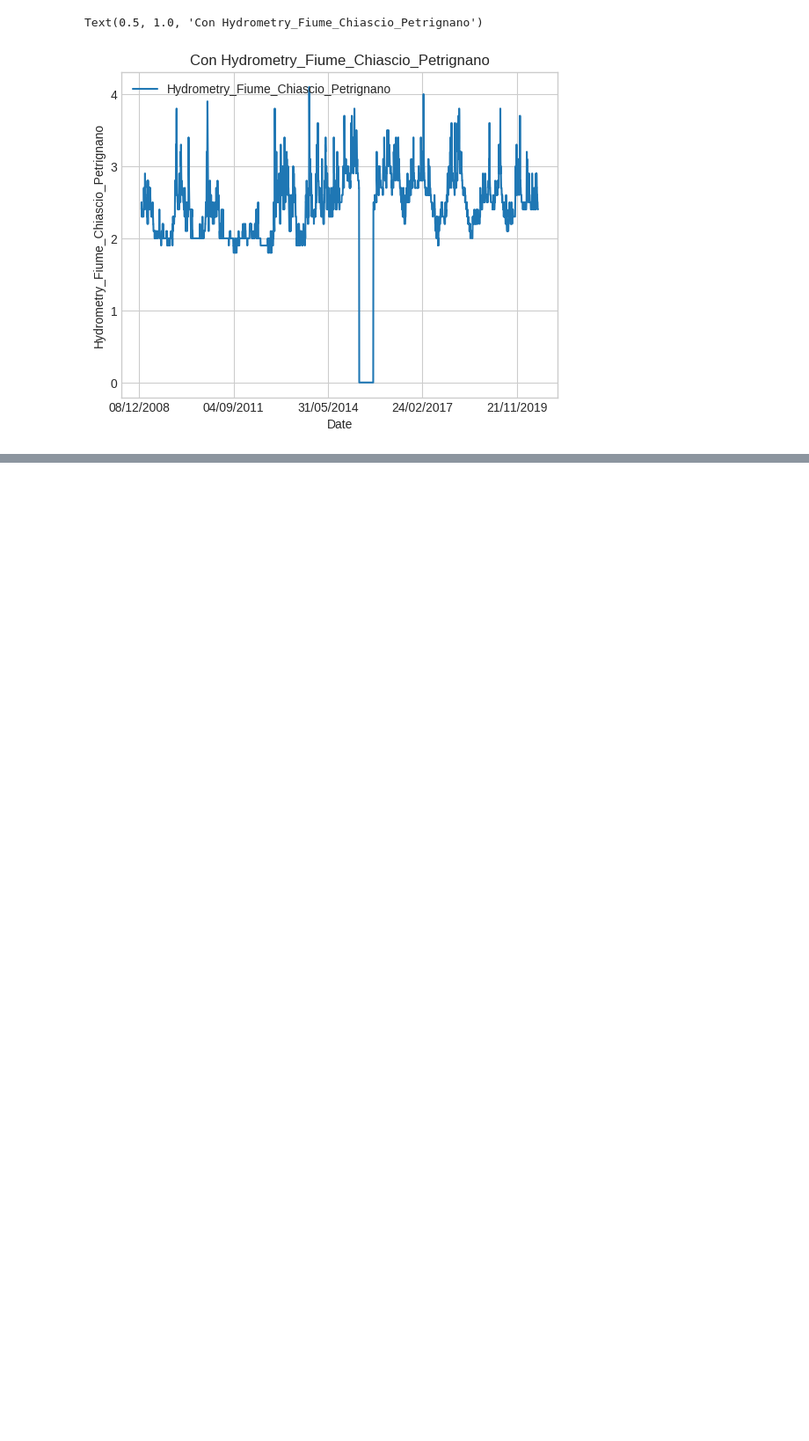
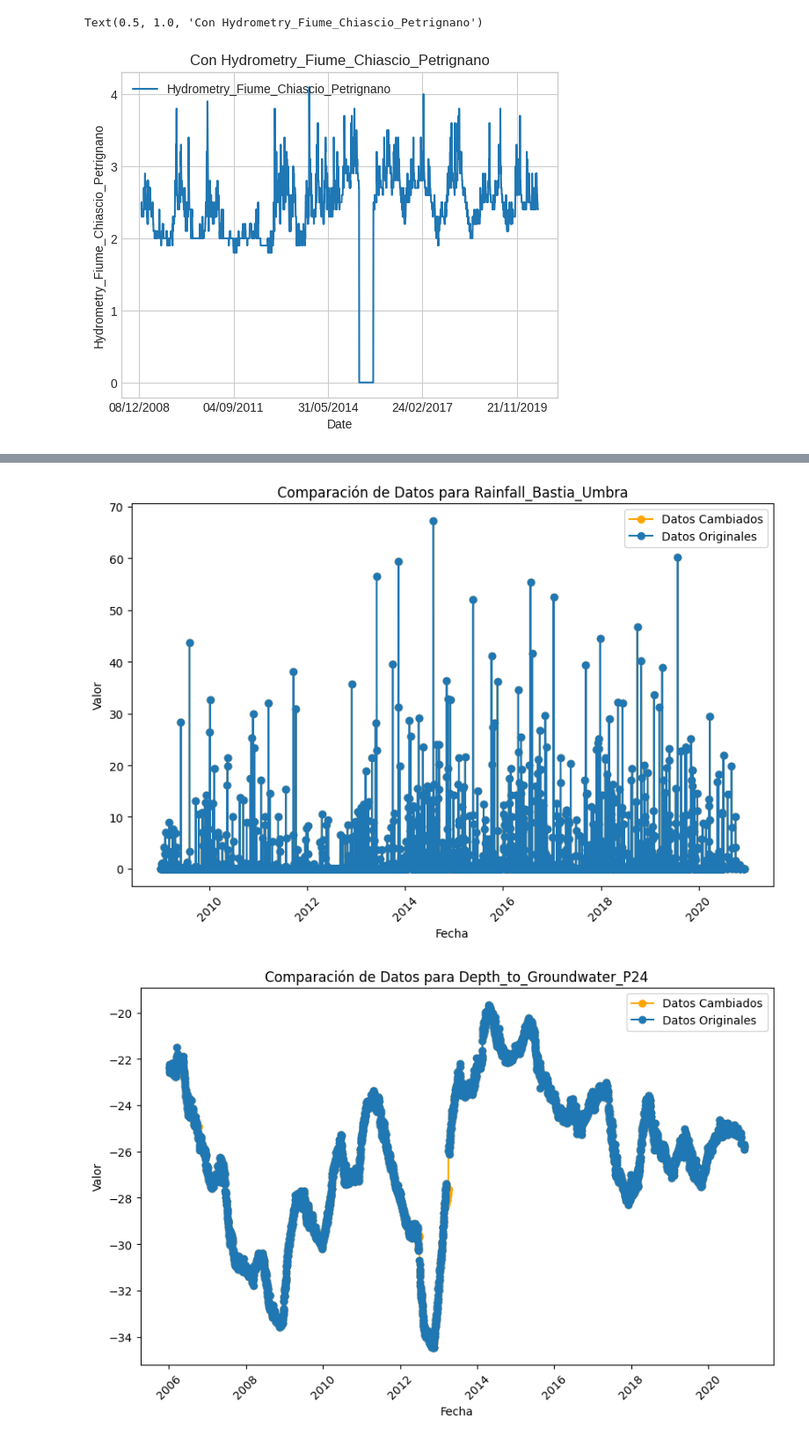
Before and after one commit to FersLeon/practica3.1_AYVD, a Jupyter notebook: Practica3_1.ipynb, the cells around one changed output, grey strips where cells are left out. Shown at 88% size. Cells and saved outputs as stored; diff of their text form; code cells hidden in the pictures; blank space fills up the shorter version.

```diff
--- a/Practica3_1.ipynb
+++ b/Practica3_1.ipynb
@@ -83,0 +128,6 @@ Text(0.5, 1.0, 'Con Hydrometry_Fiume_Chiascio_Petrignano')
+# %%
+#Archivo
+data = pd.read_csv('/content/drive/MyDrive/Aquifer_Petrignano.csv')
+# %%
+data_n = data.copy(deep = True)
+data_n.isnull().sum()
@@ -83,0 +144,7 @@ Text(0.5, 1.0, 'Con Hydrometry_Fiume_Chiascio_Petrignano')
+# %%
+#Llenado con media desplegable
+#tiene un periodo de una semana
+for col in data_n.columns:
+  if data_n[col].isnull().any():
+    media_desplegable = data_n[col].rolling(window=30, min_periods=1).mean()
+    data_n[col] = data_n[col].fillna(media_desplegable)
@@ -83,0 +163,20 @@ Text(0.5, 1.0, 'Con Hydrometry_Fiume_Chiascio_Petrignano')
+# %%
+for col in data_n.columns[1:]:
+    fig, ax = plt.subplots(figsize=(10, 6))
+
+    ax.plot(df_diario['Date'], data_n[col], marker='o', label='Datos Cambiados',color='orange')
+
+    ax.plot(df_diario['Date'], data[col], marker='o', label='Datos Originales')
+
+    ax.xaxis_date()
+    plt.xticks(rotation=45)
+
+    ax.set_xlabel('Fecha')
+    ax.set_ylabel('Valor')
+    ax.set_title(f'Comparación de Datos para {col}')
+    ax.legend()
+
+    plt.show()
+# %% [output]
+[figure, added]
+[figure, added]
```
Also changed, not shown: parts of 11 cells of this notebook.
